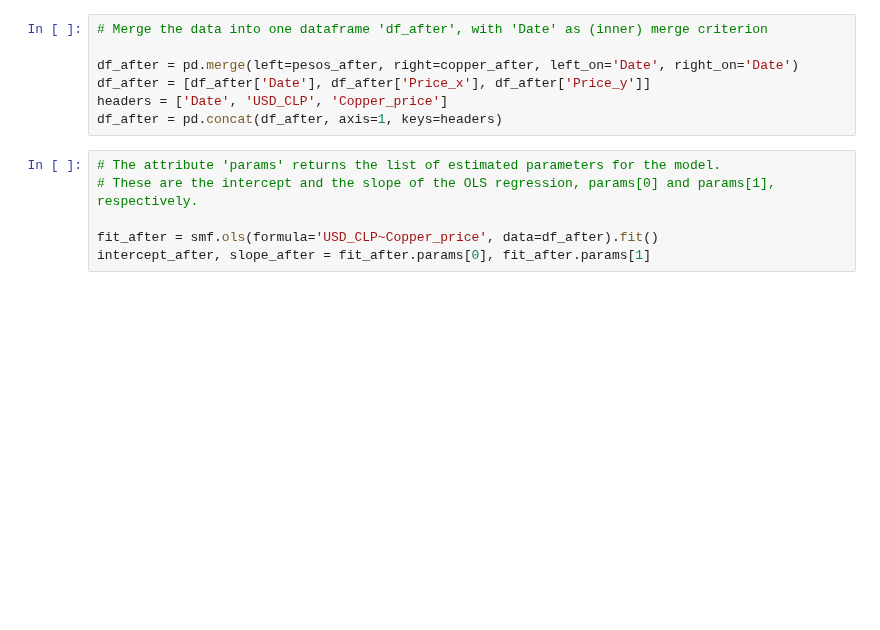
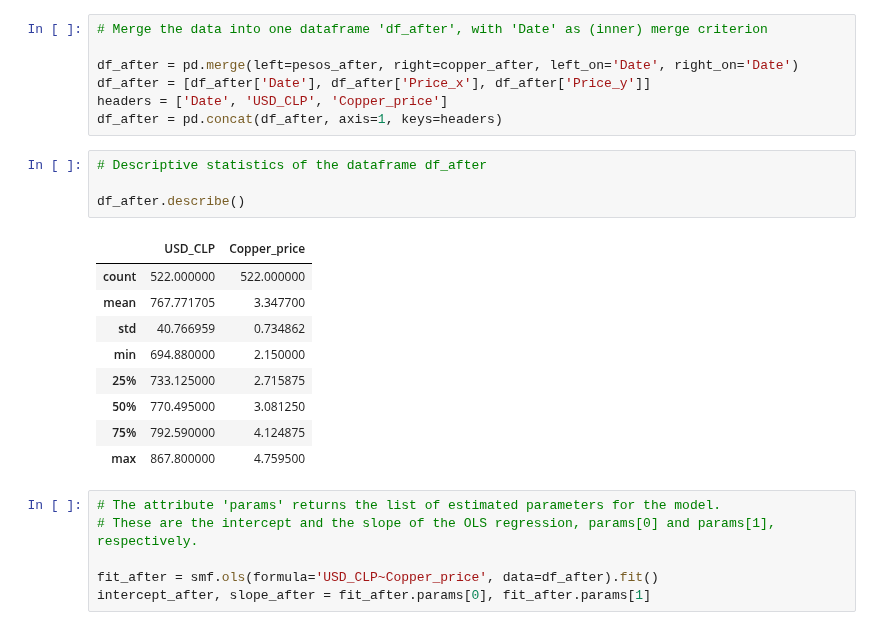
Before and after one commit to rtiedra/data-science, a Jupyter notebook: CLP_vs_Copper/CLP_vs_Copper.ipynb, the cells around one changed output. Cells and saved outputs as stored; diff of their text form; blank space fills up the shorter version.

```diff
--- a/CLP_vs_Copper/CLP_vs_Copper.ipynb
+++ b/CLP_vs_Copper/CLP_vs_Copper.ipynb
@@ -123,6 +137,20 @@ df_after = pd.merge(left=pesos_after, right=copper_after, left_on='Date', right_
 df_after = [df_after['Date'], df_after['Price_x'], df_after['Price_y']]
 headers = ['Date', 'USD_CLP', 'Copper_price']
 df_after = pd.concat(df_after, axis=1, keys=headers)
+# %%
+# Descriptive statistics of the dataframe df_after
+
+df_after.describe()
+# %% [output]
+|  | USD_CLP | Copper_price |
+| count | 522.000000 | 522.000000 |
+| mean | 767.771705 | 3.347700 |
+| std | 40.766959 | 0.734862 |
+| min | 694.880000 | 2.150000 |
+| 25% | 733.125000 | 2.715875 |
+| 50% | 770.495000 | 3.081250 |
+| 75% | 792.590000 | 4.124875 |
+| max | 867.800000 | 4.759500 |
 # %%
 # The attribute 'params' returns the list of estimated parameters for the model.
 # These are the intercept and the slope of the OLS regression, params[0] and params[1], respectively.
```
Also changed, not shown: parts of 5 cells of this notebook.
